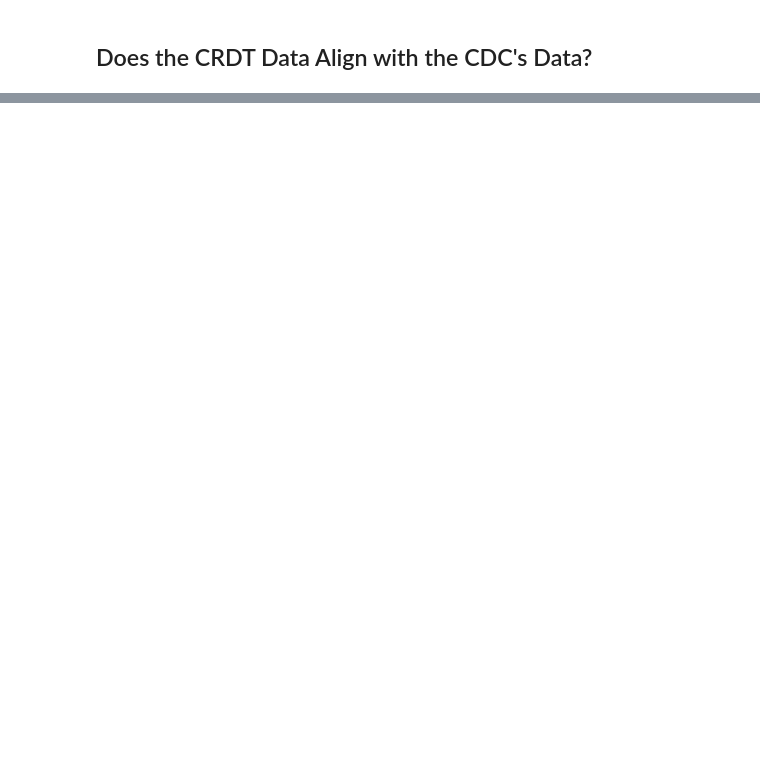
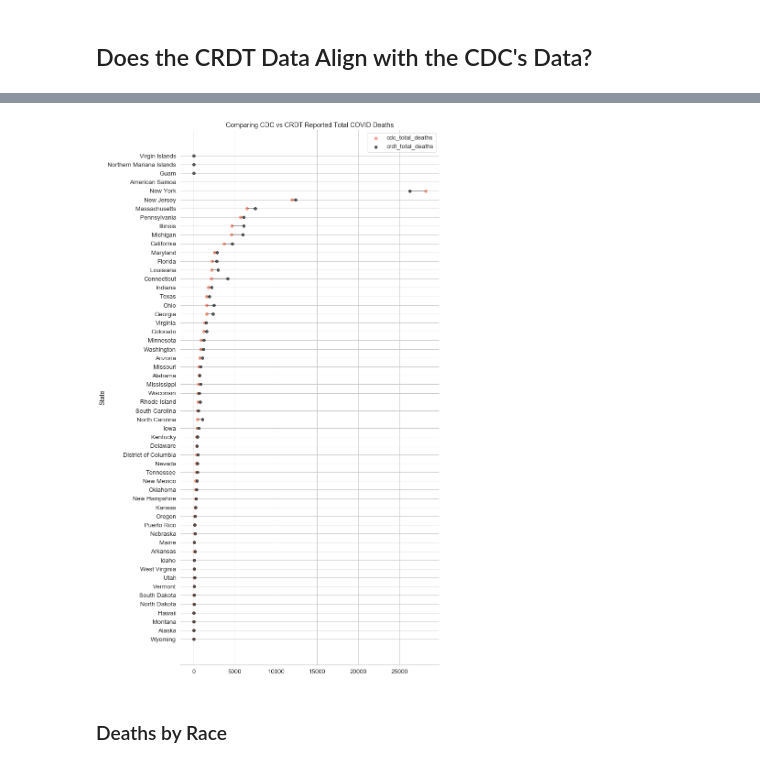
Before and after one commit to COVID19Tracking/analysis, a Jupyter notebook: cdc_racial_data/CDC Racial Data Availability.ipynb, the cells around one changed output, grey strips where cells are left out. Drawn from its saved outputs; the diff is of its cells as text; code cells hidden in the pictures; blank space fills up the shorter version.

```diff
--- a/cdc_racial_data/CDC Racial Data Availability.ipynb
+++ b/cdc_racial_data/CDC Racial Data Availability.ipynb
@@ -97,0 +158,16 @@ array(['All Ages', 'Under 1 year', '1-4 years', '5-14 years',
+# %%
+to_plot_cdc = cdc10.replace("New York City", "New York") \
+    .groupby(["date","state"])["covid_19_deaths"].sum() \
+    .reset_index(name="cdc_total_deaths")[["state", "cdc_total_deaths"]]
+
+to_plot_ours = ours10[["state", "total_deaths"]]
+to_plot_ours.columns = ["state", "crdt_total_deaths"]
+
+to_plot = to_plot_cdc.merge(to_plot_ours, how="outer", on="state")
+# %%
+viz.state_level_metric_diff(to_plot, "cdc_total_deaths", "crdt_total_deaths", log=False,
+                            plot_title="Comparing CDC vs CRDT Reported Total COVID Deaths")
+# %% [output]
+[figure, added]
+# %% [markdown]
+### Deaths by Race
```
Also changed, not shown: parts of 25 cells of this notebook, 7 other files.
